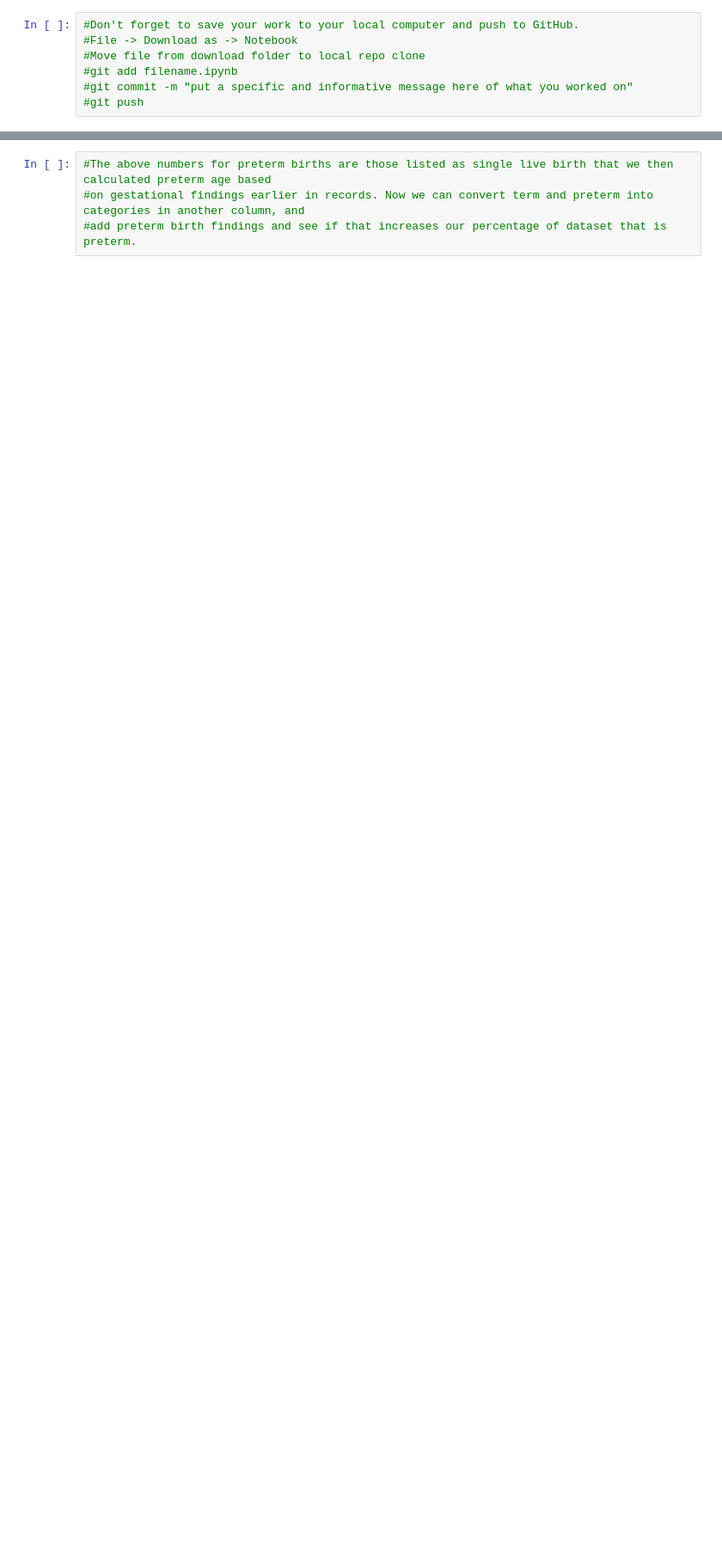
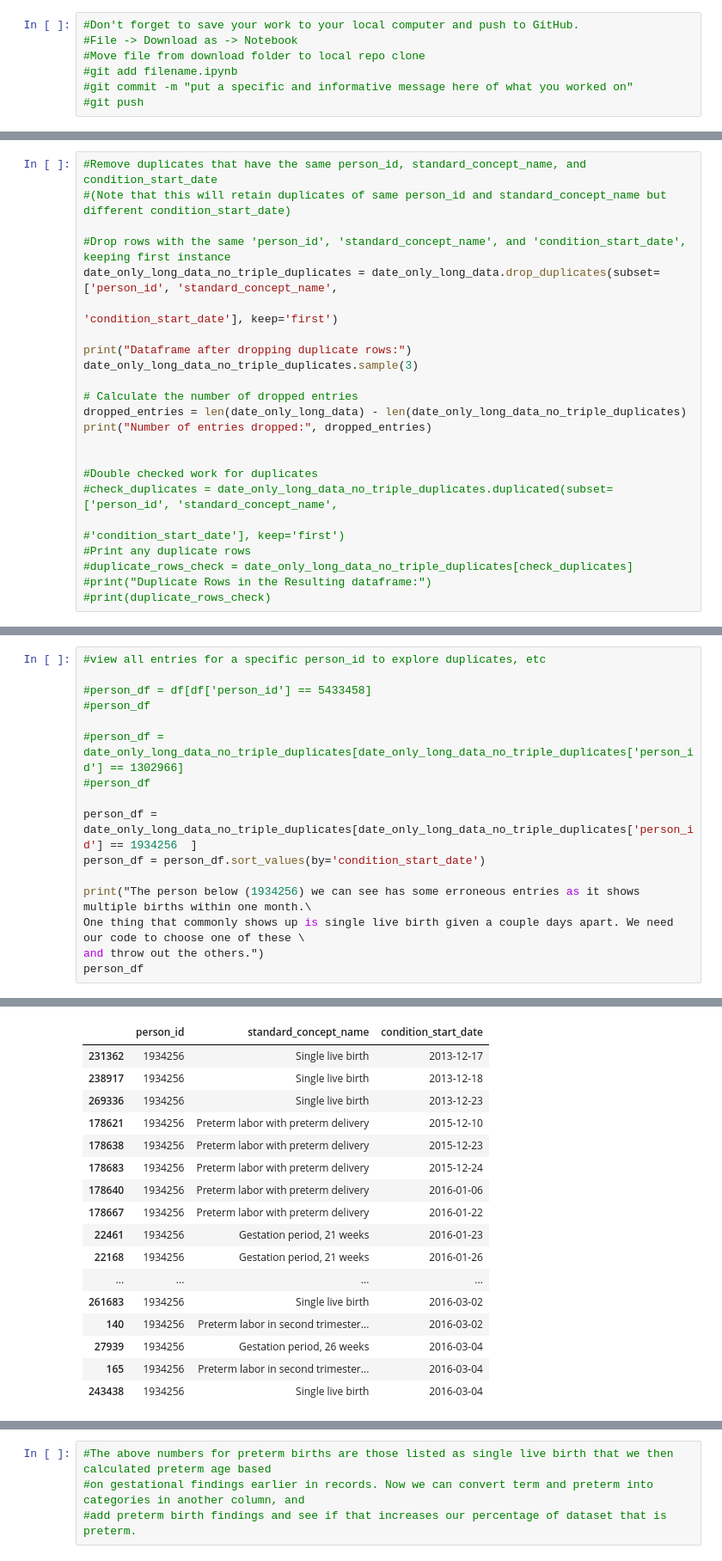
Before and after one commit to kgrillaert/preterm_birth, a Jupyter notebook: Exploration of Concept Set.ipynb, the cells around one changed output, grey strips where cells are left out. Shown at 86% size. Saved outputs shown, nothing was run; the diff lists cells and outputs as text; blank space fills up the shorter version.

```diff
--- a/Exploration of Concept Set.ipynb
+++ b/Exploration of Concept Set.ipynb
@@ -627,0 +206,23 @@ person_df
+# %%
+#Remove duplicates that have the same person_id, standard_concept_name, and condition_start_date
+#(Note that this will retain duplicates of same person_id and standard_concept_name but different condition_start_date)
+
+#Drop rows with the same 'person_id', 'standard_concept_name', and 'condition_start_date', keeping first instance
+date_only_long_data_no_triple_duplicates = date_only_long_data.drop_duplicates(subset=['person_id', 'standard_concept_name',
+                                                                                       'condition_start_date'], keep='first')
+
+print("Dataframe after dropping duplicate rows:")
+date_only_long_data_no_triple_duplicates.sample(3)
+
+# Calculate the number of dropped entries
+dropped_entries = len(date_only_long_data) - len(date_only_long_data_no_triple_duplicates)
+print("Number of entries dropped:", dropped_entries)
+
+
+#Double checked work for duplicates
+#check_duplicates = date_only_long_data_no_triple_duplicates.duplicated(subset=['person_id', 'standard_concept_name',
+                                                                               #'condition_start_date'], keep='first')
+#Print any duplicate rows
+#duplicate_rows_check = date_only_long_data_no_triple_duplicates[check_duplicates]
+#print("Duplicate Rows in the Resulting dataframe:")
+#print(duplicate_rows_check)
@@ -627,0 +266,17 @@ person_df
+# %%
+#view all entries for a specific person_id to explore duplicates, etc
+
+#person_df = df[df['person_id'] == 5433458]
+#person_df
+
+#person_df = date_only_long_data_no_triple_duplicates[date_only_long_data_no_triple_duplicates['person_id'] == 1302966]
+#person_df
+
+person_df = date_only_long_data_no_triple_duplicates[date_only_long_data_no_triple_duplicates['person_id'] == 1934256	]
+person_df = person_df.sort_values(by='condition_start_date')
+
+print("The person below (1934256) we can see has some erroneous entries as it shows multiple births within one month.\
+One thing that commonly shows up is single live birth given a couple days apart. We need our code to choose one of these \
+and throw out the others.")
+person_df
+# %% [output]
@@ -627,0 +284,17 @@ person_df
+|  | person_id | standard_concept_name | condition_start_date |
+| 231362 | 1934256 | Single live birth | 2013-12-17 |
+| 238917 | 1934256 | Single live birth | 2013-12-18 |
+| 269336 | 1934256 | Single live birth | 2013-12-23 |
+| 178621 | 1934256 | Preterm labor with preterm delivery | 2015-12-10 |
+| 178638 | 1934256 | Preterm labor with preterm delivery | 2015-12-23 |
+| 178683 | 1934256 | Preterm labor with preterm delivery | 2015-12-24 |
+| 178640 | 1934256 | Preterm labor with preterm delivery | 2016-01-06 |
+| 178667 | 1934256 | Preterm labor with preterm delivery | 2016-01-22 |
+| 22461 | 1934256 | Gestation period, 21 weeks | 2016-01-23 |
+| 22168 | 1934256 | Gestation period, 21 weeks | 2016-01-26 |
+| ... | ... | ... | ... |
+| 261683 | 1934256 | Single live birth | 2016-03-02 |
+| 140 | 1934256 | Preterm labor in second trimester... | 2016-03-02 |
+| 27939 | 1934256 | Gestation period, 26 weeks | 2016-03-04 |
+| 165 | 1934256 | Preterm labor in second trimester... | 2016-03-04 |
+| 243438 | 1934256 | Single live birth | 2016-03-04 |
```
Also changed, not shown: parts of 53 cells of this notebook.
